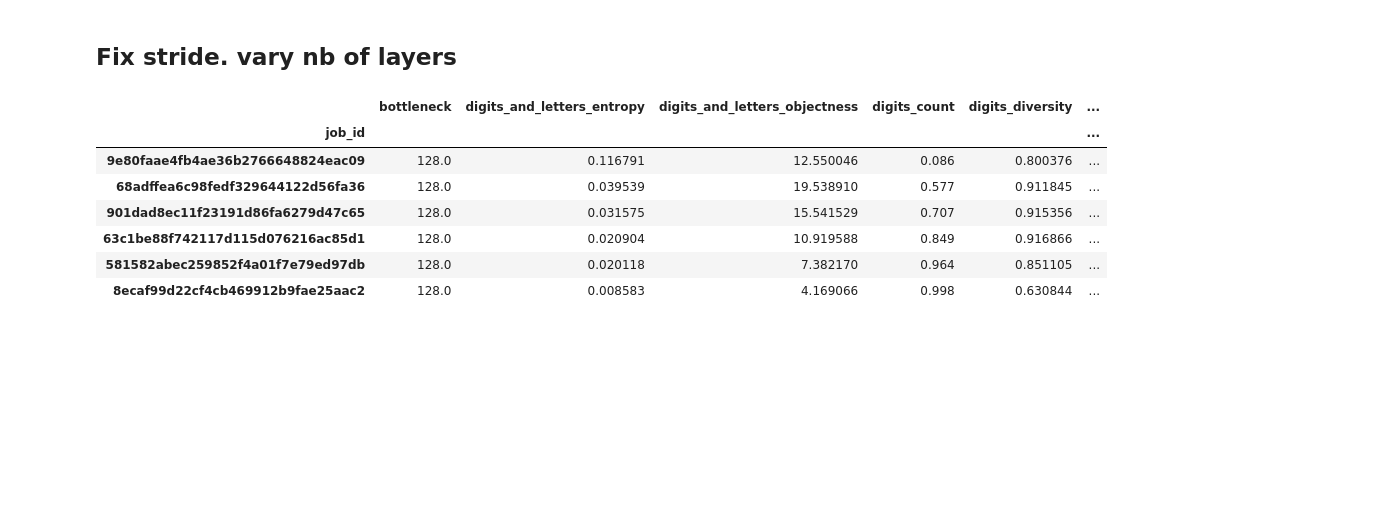
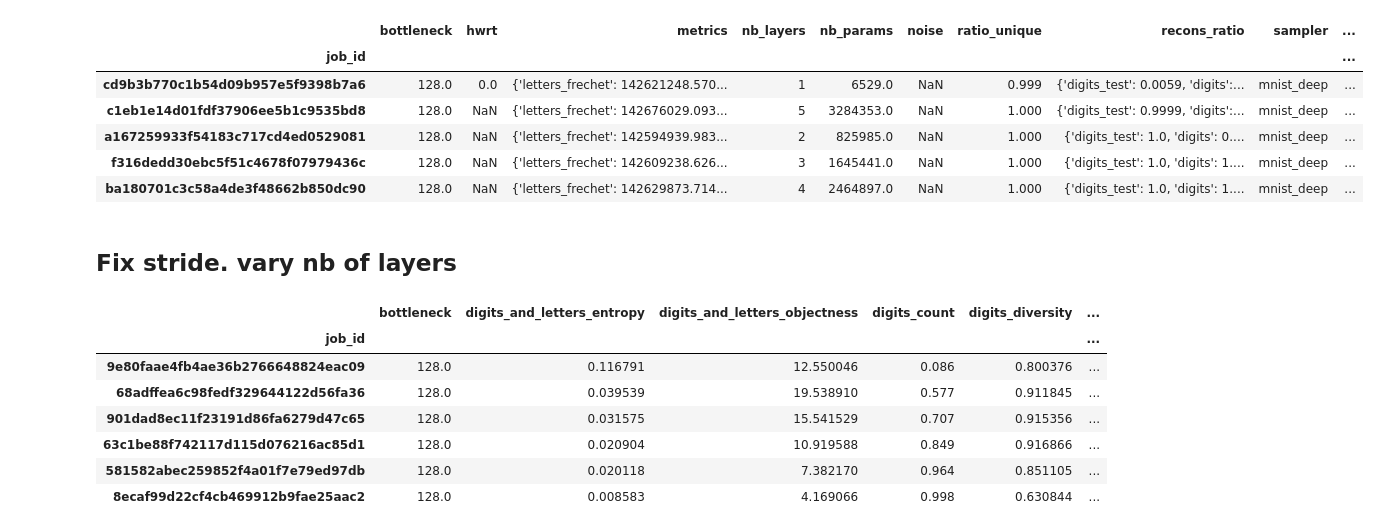
Before and after one commit to mehdidc/out_of_class, a Jupyter notebook: ae/ipynb/analysis.ipynb, the cells around one changed output. Cells and saved outputs as stored; diff of their text form; code cells hidden in the pictures; blank space fills up the shorter version.

```diff
--- a/ae/ipynb/analysis.ipynb
+++ b/ae/ipynb/analysis.ipynb
@@ -65,6 +65,16 @@ for j in jobs:
 df_full = pd.DataFrame(rows)
 df_full = df_full.set_index('job_id')
 df_full.to_csv('hypers.csv')
+# %%
+df_full.head()
+# %% [output]
+|  | bottleneck | hwrt | metrics | nb_layers | nb_params | noise | ratio_unique | recons_ratio | sampler | ... |
+| job_id |  |  |  |  |  |  |  |  |  | ... |
+| cd9b3b770c1b54d09b957e5f9398b7a6 | 128.0 | 0.0 | {'letters_frechet': 142621248.570... | 1 | 6529.0 | NaN | 0.999 | {'digits_test': 0.0059, 'digits':... | mnist_deep | ... |
+| c1eb1e14d01fdf37906ee5b1c9535bd8 | 128.0 | NaN | {'letters_frechet': 142676029.093... | 5 | 3284353.0 | NaN | 1.000 | {'digits_test': 0.9999, 'digits':... | mnist_deep | ... |
+| a167259933f54183c717cd4ed0529081 | 128.0 | NaN | {'letters_frechet': 142594939.983... | 2 | 825985.0 | NaN | 1.000 | {'digits_test': 1.0, 'digits': 0.... | mnist_deep | ... |
+| f316dedd30ebc5f51c4678f07979436c | 128.0 | NaN | {'letters_frechet': 142609238.626... | 3 | 1645441.0 | NaN | 1.000 | {'digits_test': 1.0, 'digits': 1.... | mnist_deep | ... |
+| ba180701c3c58a4de3f48662b850dc90 | 128.0 | NaN | {'letters_frechet': 142629873.714... | 4 | 2464897.0 | NaN | 1.000 | {'digits_test': 1.0, 'digits': 1.... | mnist_deep | ... |
 # %% [markdown]
 ## Fix stride. vary nb of layers
 # %%
```
Also changed, not shown: 4 other files.
